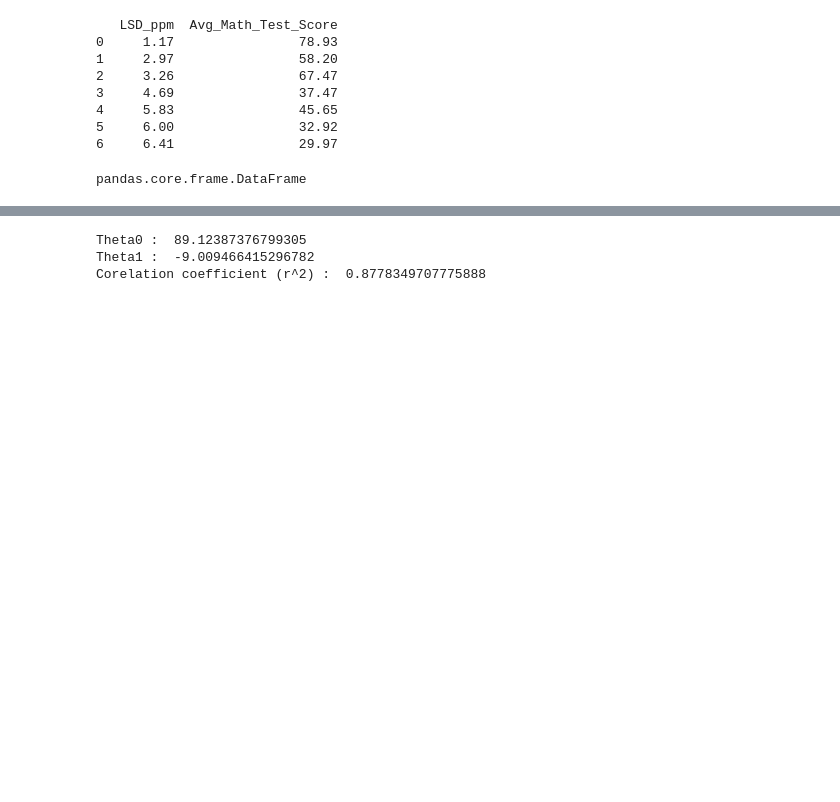
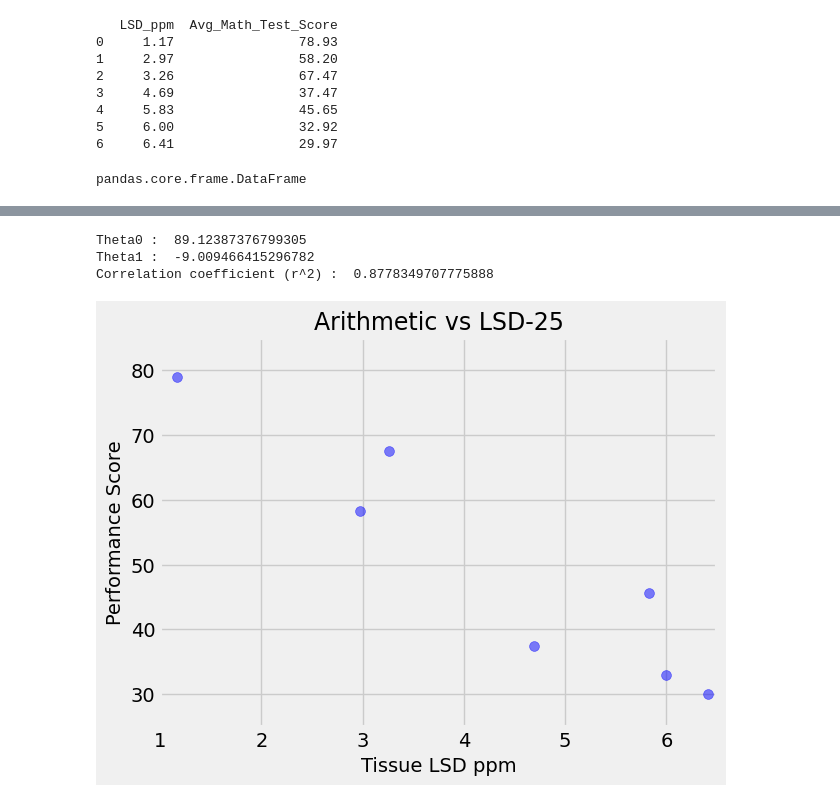
Before and after one commit to srofe/MLBootcamp, a Jupyter notebook: 02-Programming/Programming.ipynb, the cells around one changed output, grey strips where cells are left out. Cells and saved outputs as stored; diff of their text form; code cells hidden in the pictures; blank space fills up the shorter version.

```diff
--- a/02-Programming/Programming.ipynb
+++ b/02-Programming/Programming.ipynb
@@ -78,8 +77,19 @@ regression.coef_ [0][0]     # The theta1 parameter for the Linear Regression mod
 regression.intercept_[0]    # The thet0 parameter for the Linear Regression model as a raw value (since intercept_ is an array.
 print("Theta0 : ", regression.intercept_[0])
 print("Theta1 : ", regression.coef_[0][0])
-print("Corelation coefficient (r^2) : ", regression.score(LSD, score))
+print("Correlation coefficient (r^2) : ", regression.score(LSD, score))
 # %% [output]
 Theta0 :  89.12387376799305
 Theta1 :  -9.009466415296782
-Corelation coefficient (r^2) :  0.8778349707775888
+Correlation coefficient (r^2) :  0.8778349707775888
+# %%
+plt.title('Arithmetic vs LSD-25', fontsize=17)
+plt.xlabel('Tissue LSD ppm', fontsize=14)
+plt.ylabel('Performance Score', fontsize=14)
+plt.xlim(1, 6.5)
+plt.ylim((25, 85))
+plt.style.use('fivethirtyeight')
+plt.scatter(LSD, score, color='blue', s=50, alpha=0.5)
+plt.show()
+# %% [output]
+[figure, added]
```
Also changed, not shown: parts of 2 cells of this notebook.
